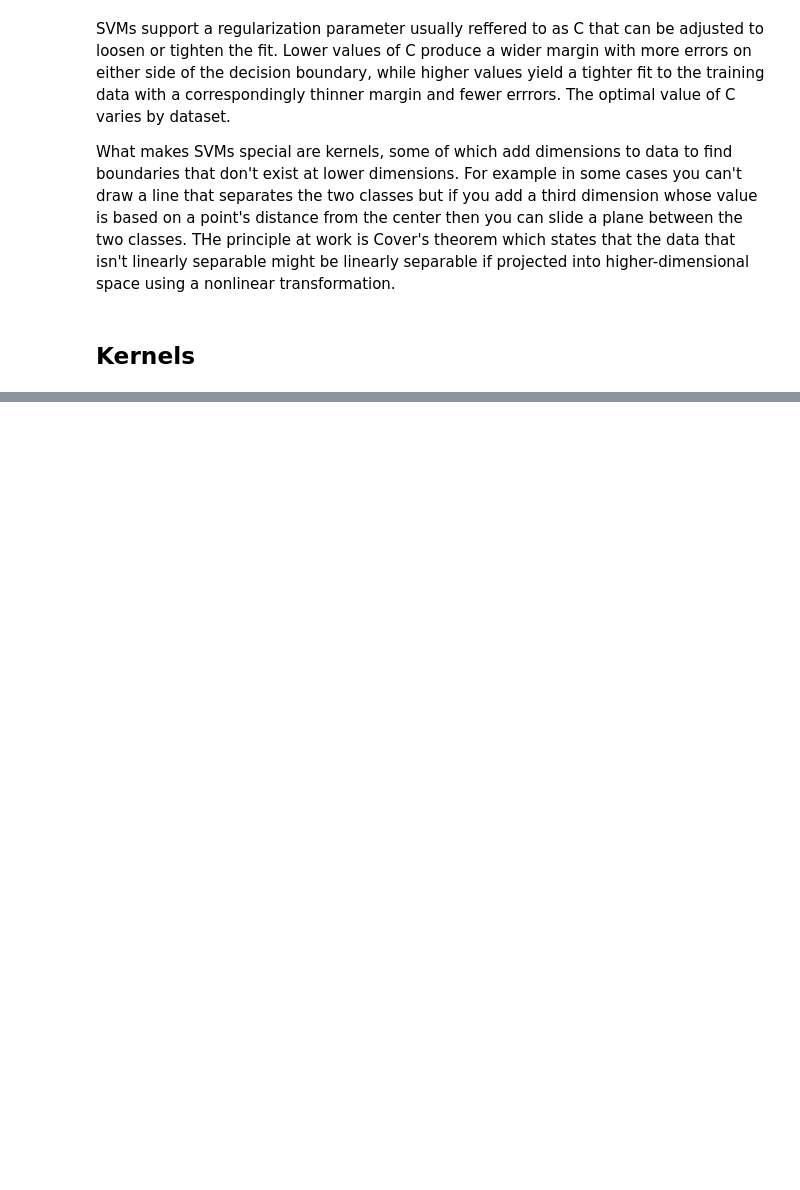
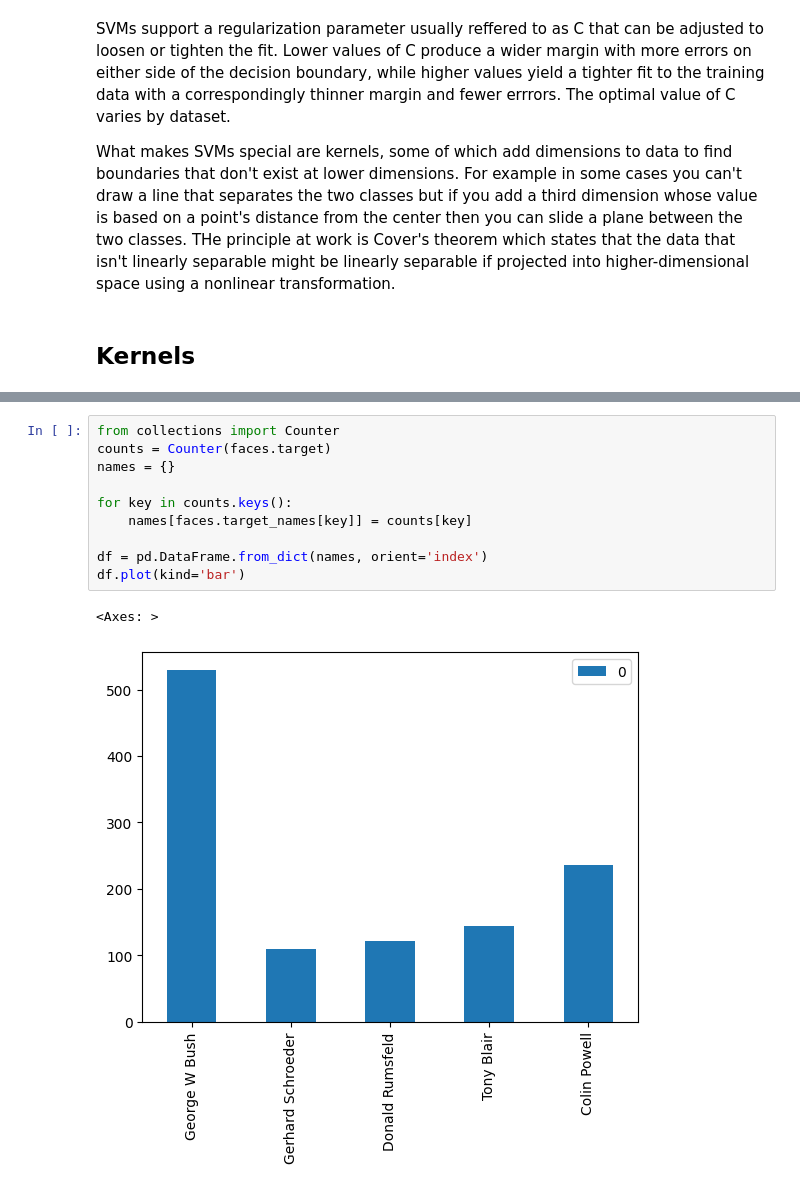
Before and after one commit to bolicnikola/Applied-Machine-Learning-And-AI, a Jupyter notebook: Support_Vector_Machines.ipynb, the cells around one changed output, grey strips where cells are left out. Saved outputs shown, nothing was run; the diff lists cells and outputs as text; blank space fills up the shorter version.

```diff
--- a/Support_Vector_Machines.ipynb
+++ b/Support_Vector_Machines.ipynb
@@ -64,0 +103,13 @@ The RBF kernel didn't add a z to every x and y, it effectively projected the dat
+# %%
+from collections import Counter
+counts = Counter(faces.target)
+names = {}
+
+for key in counts.keys():
+    names[faces.target_names[key]] = counts[key]
+
+df = pd.DataFrame.from_dict(names, orient='index')
+df.plot(kind='bar')
+# %% [output]
+<Axes: >
+[figure, added]
```
Also changed, not shown: parts of 21 cells of this notebook.
